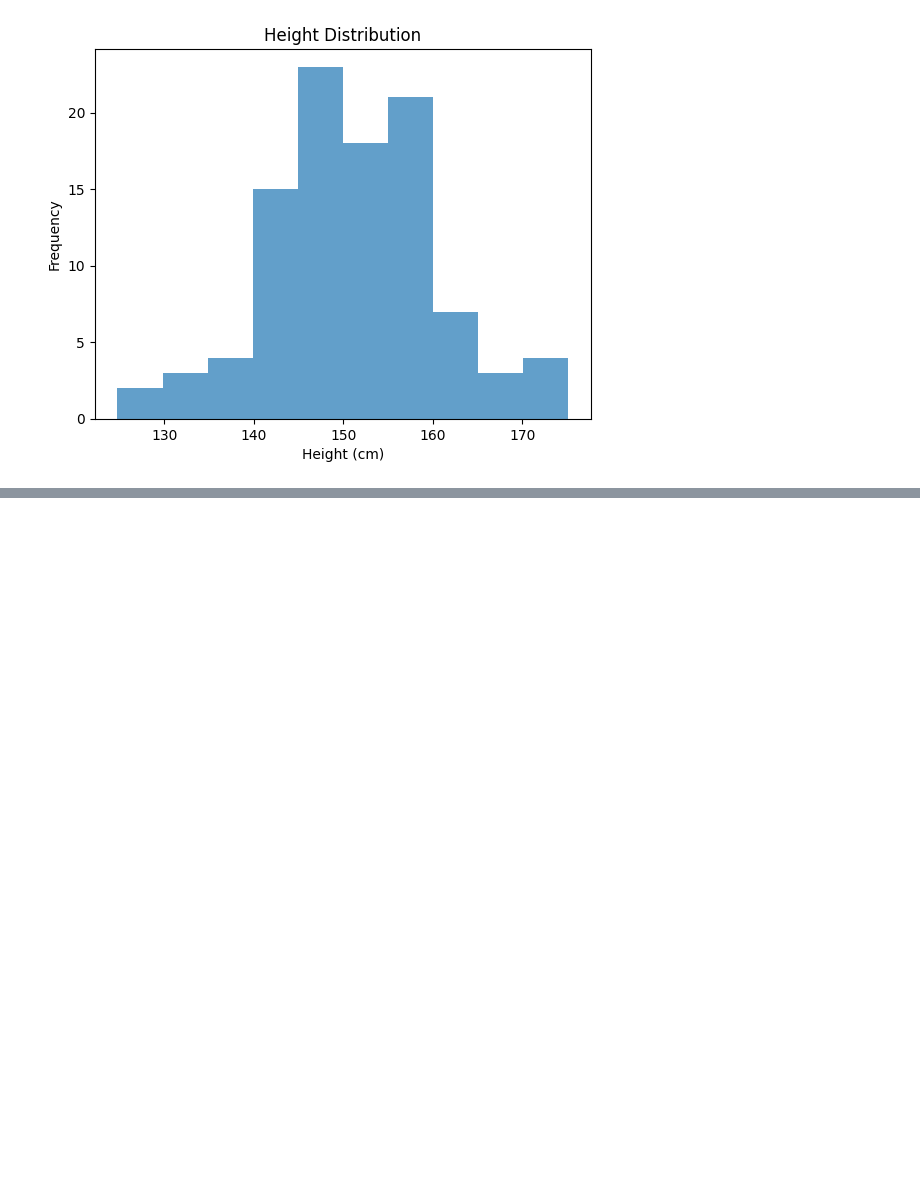
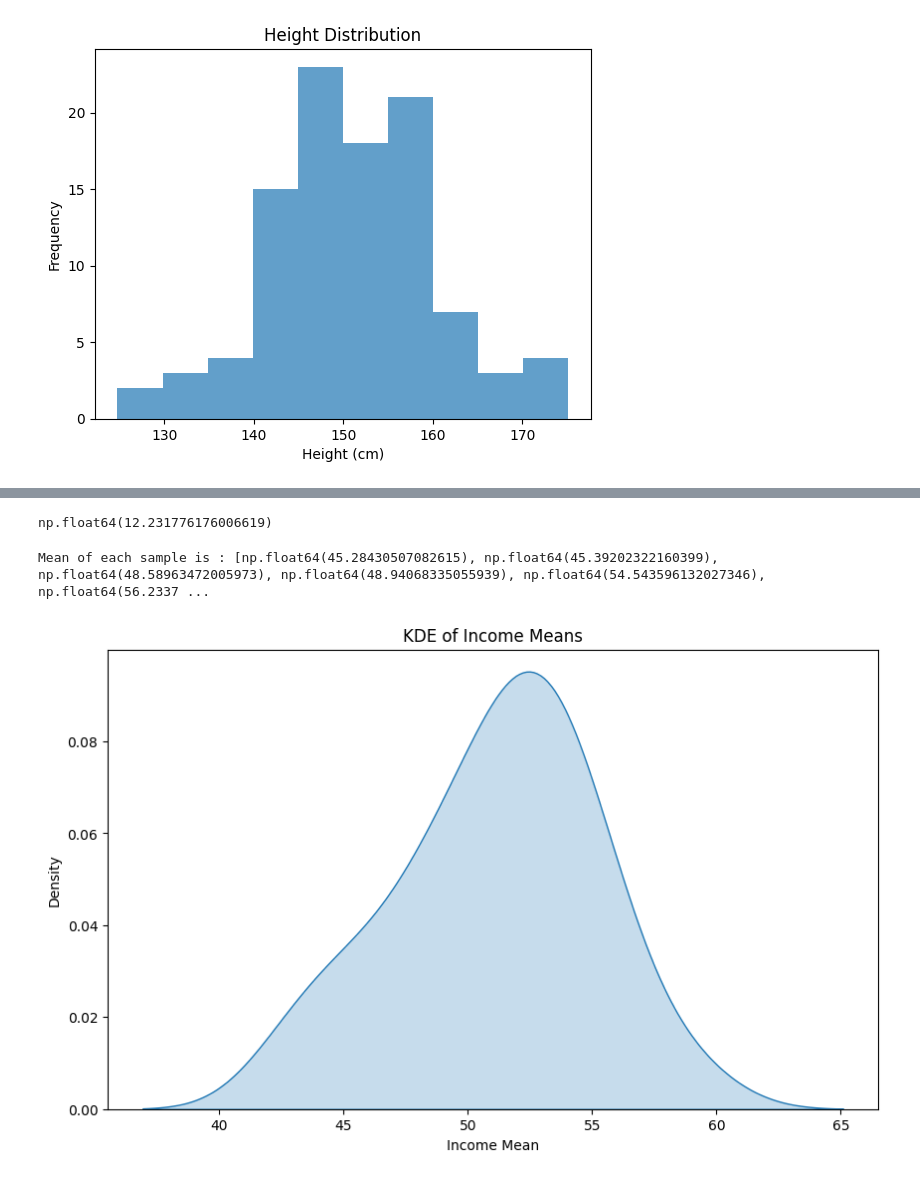
Before and after one commit to rahul8879/rbyte_ai_engineering, a Jupyter notebook: math/basic_stats.ipynb, the cells around one changed output, grey strips where cells are left out. Saved outputs shown, nothing was run; the diff lists cells and outputs as text; code cells hidden in the pictures; blank space fills up the shorter version.

```diff
--- a/math/basic_stats.ipynb
+++ b/math/basic_stats.ipynb
@@ -44,0 +82,19 @@ plt.show()
+# %%
+# lets calculate kurtosis
+import scipy.stats as stats
+kurtosis = stats.kurtosis(skewed_data)
+kurtosis
+# %% [output]
+np.float64(12.231776176006619)
+# %%
+# lets create a random variable name as income
+income = np.random.rand(1000) * 100
+
+
+# lets create 30 sample of size 30
+income_samples = [np.random.choice(income, size=30, replace=False) for _ in range(30)]
+# lets calculate the mean of each sample
+income_means = [np.mean(sample) for sample in income_samples]
+print('Mean of each sample is :', income_means)
+# %% [output]
+Mean of each sample is : [np.float64(45.28430507082615), np.float64(45.39202322160399), np.float64(48.58963472005973), np.float64(48.94068335055939), np.float64(54.543596132027346), np.float64(56.2337 ...
@@ -44,0 +104,11 @@ plt.show()
+# %%
+# plot KDE
+
+plt.figure(figsize=(10, 6))
+sns.kdeplot(income_means, fill=True)
+plt.title('KDE of Income Means')
+plt.xlabel('Income Mean')
+plt.ylabel('Density')
+plt.show()
+# %% [output]
+[figure, added]
```
Also changed, not shown: parts of 6 cells of this notebook, 1 other file.
